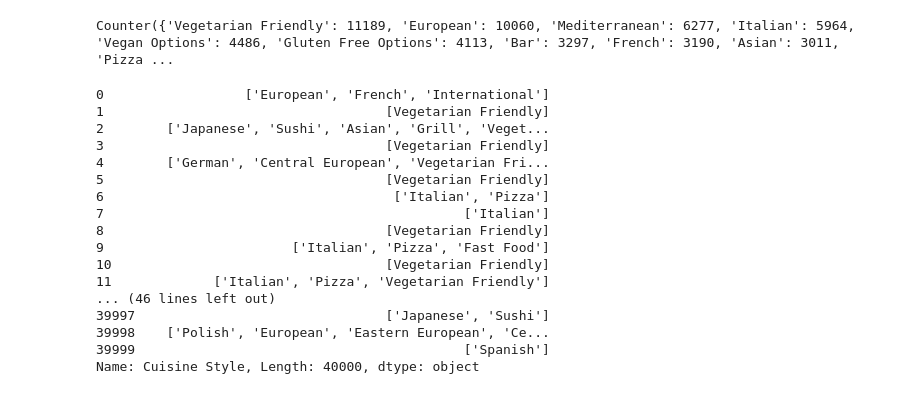
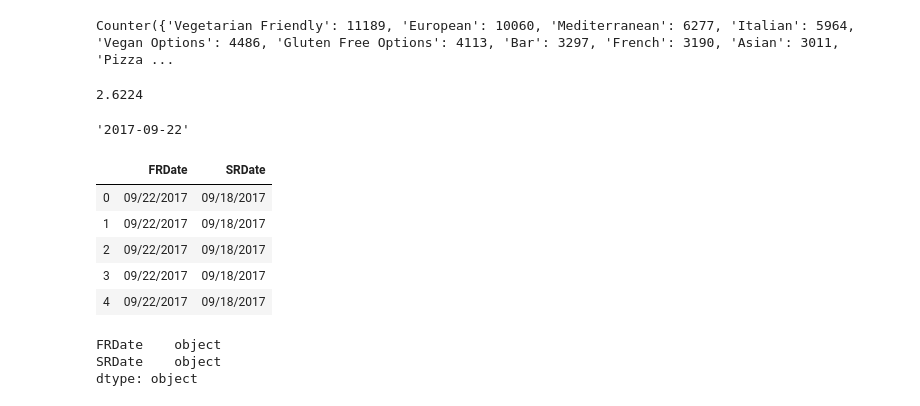
Before and after one commit to demade74/sf_module_0, a Jupyter notebook: module1.ipynb, the cells around one changed output. Drawn from its saved outputs; the diff is of its cells as text; code cells hidden in the pictures.

```diff
--- a/module1.ipynb
+++ b/module1.ipynb
@@ -140,2 +141,9 @@ def str_to_list(string):
 # %%
-[string.strip("\'") for string in data.iloc[1670, 7].replace('[', '').replace(']', '').split(', ')]
+# Преобразование строкового представления списков в list (для признака Reviews)
+def reviews_to_list(string, dates=False):
+    revies = [string.strip("\'") for string in data.iloc[1670, 7].replace('[', '').replace(']', '').split(', ')]
+
+    if dates:
+        return revies[-2:]
+    else:
+        return revies[:2]
@@ -192,22 +195,42 @@ Counter({'Vegetarian Friendly': 11189, 'European': 10060, 'Mediterranean': 6277,
 # Ответ округлите до одного знака после запятой.
 
 cuisines = data.loc[:, 'Cuisine Style'].fillna('[Vegetarian Friendly]')
-cuisines
+cuisines = cuisines.apply(lambda x: cuisines_to_list(x))
+
+cuisines_in_all_restaurants = []
+
+for cuisine in cuisines:
+    cuisines_in_all_restaurants.append(len(cuisine))
+
+print(np.mean(cuisines_in_all_restaurants))
 # %% [output]
-0                  ['European', 'French', 'International']
-1                                    [Vegetarian Friendly]
-2        ['Japanese', 'Sushi', 'Asian', 'Grill', 'Veget...
-3                                    [Vegetarian Friendly]
-4        ['German', 'Central European', 'Vegetarian Fri...
-5                                    [Vegetarian Friendly]
-6                                     ['Italian', 'Pizza']
-7                                              ['Italian']
-8                                    [Vegetarian Friendly]
-9                        ['Italian', 'Pizza', 'Fast Food']
-10                                   [Vegetarian Friendly]
-11             ['Italian', 'Pizza', 'Vegetarian Friendly']
-... (46 lines left out)
-39997                                ['Japanese', 'Sushi']
-39998    ['Polish', 'European', 'Eastern European', 'Ce...
-39999                                          ['Spanish']
-Name: Cuisine Style, Length: 40000, dtype: object
+2.6224
+# %%
+#datetime('09/22/2017')
+pd.to_datetime('09/22/2017').strftime('%Y-%m-%d')
+# %% [output]
+'2017-09-22'
+# %%
+reviews = data.loc[:, 'Reviews']
+reviews_dates = reviews.apply(lambda x: reviews_to_list(x, True))
+dates_df = pd.concat([pd.Series([date[0] for date in reviews_dates]),
+                      pd.Series([date[1] for date in reviews_dates])], axis=1)
+
+dates_df.columns = ['FRDate', 'SRDate']
+pd.to_datetime(dates_df['FRDate'])
+pd.to_datetime(dates_df['SRDate'])
+
+dates_df.head()
+# %% [output]
+|  | FRDate | SRDate |
+| 0 | 09/22/2017 | 09/18/2017 |
+| 1 | 09/22/2017 | 09/18/2017 |
+| 2 | 09/22/2017 | 09/18/2017 |
+| 3 | 09/22/2017 | 09/18/2017 |
+| 4 | 09/22/2017 | 09/18/2017 |
+# %%
+dates_df.dtypes
+# %% [output]
+FRDate    object
+SRDate    object
+dtype: object
```
Also changed, not shown: parts of 3 cells of this notebook.
